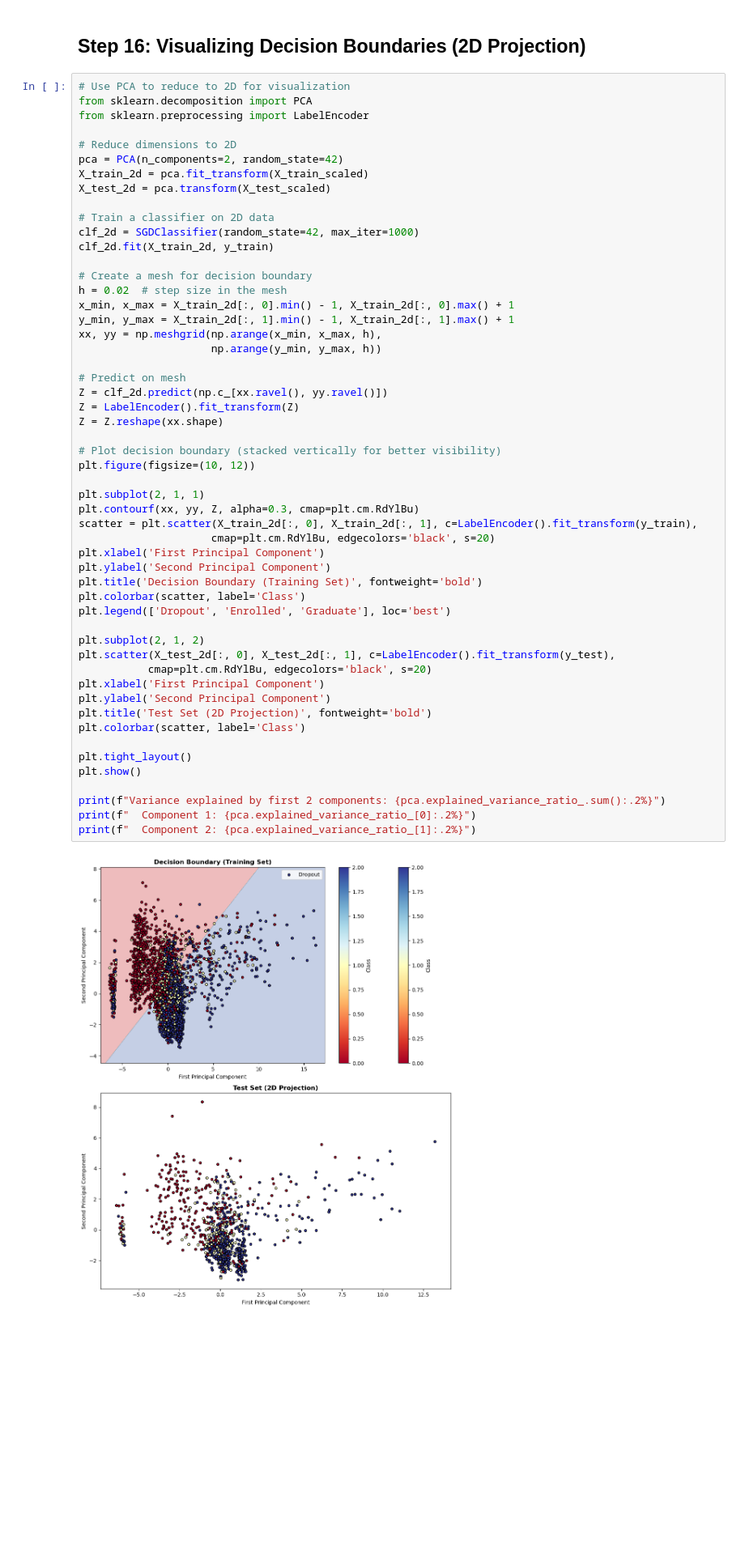
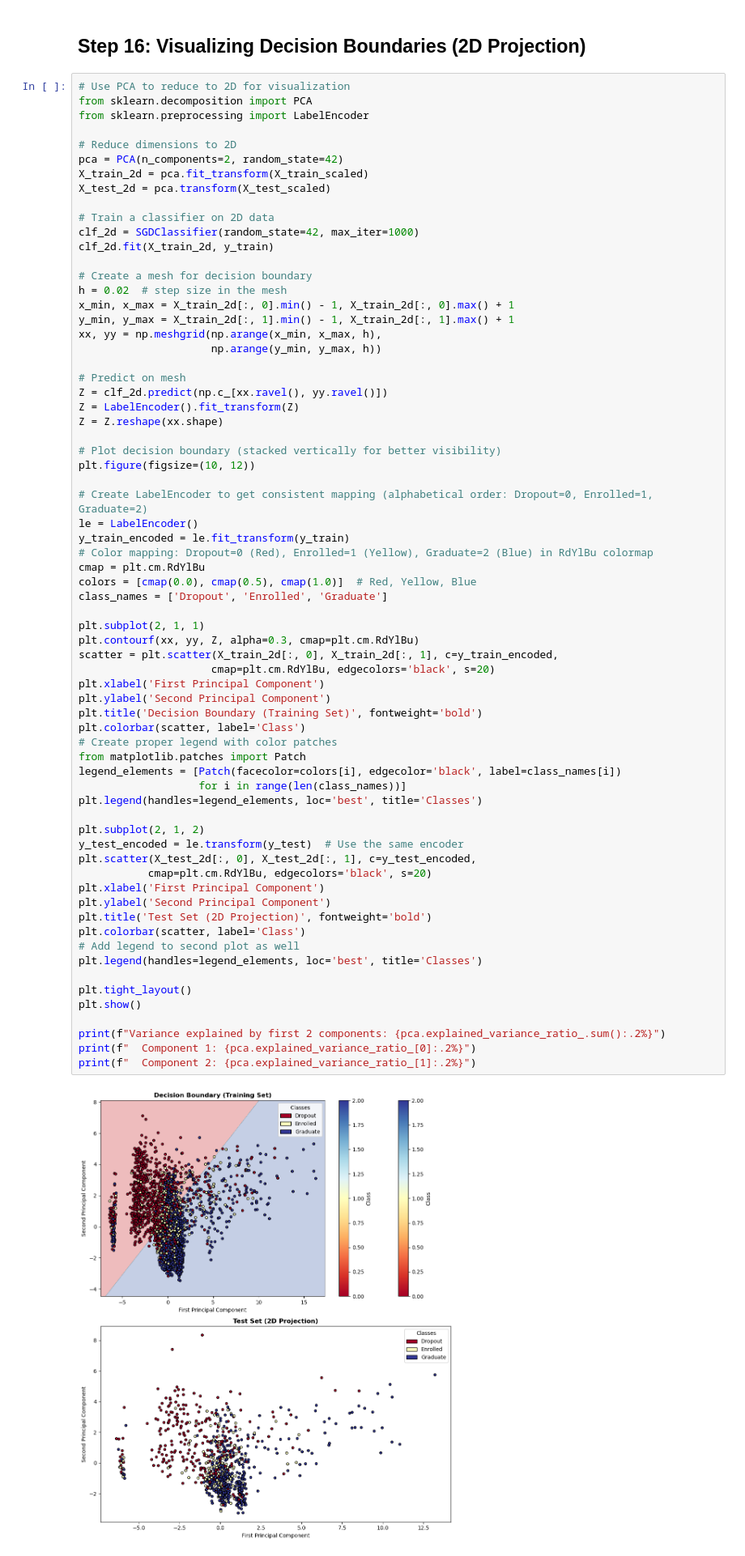
Before and after one commit to Zinoh0A/ML-StudentDropout-Classification-HousePricesPrediction-Linear-Regression, a Jupyter notebook: Classification.ipynb, the cells around one changed output. Shown at 81% size. Drawn from its saved outputs; the diff is of its cells as text; blank space fills up the shorter version.

Commit message:
Fix visualization legend to show color mapping for all classes (Dropout=Red, Enrolled=Yellow, Graduate=Blue)

```diff
--- a/Classification.ipynb
+++ b/Classification.ipynb
@@ -1944,37 +1949,52 @@ xx, yy = np.meshgrid(np.arange(x_min, x_max, h),
 # Predict on mesh
 Z = clf_2d.predict(np.c_[xx.ravel(), yy.ravel()])
 Z = LabelEncoder().fit_transform(Z)
 Z = Z.reshape(xx.shape)
 
 # Plot decision boundary (stacked vertically for better visibility)
 plt.figure(figsize=(10, 12))
 
+# Create LabelEncoder to get consistent mapping (alphabetical order: Dropout=0, Enrolled=1, Graduate=2)
+le = LabelEncoder()
+y_train_encoded = le.fit_transform(y_train)
+# Color mapping: Dropout=0 (Red), Enrolled=1 (Yellow), Graduate=2 (Blue) in RdYlBu colormap
+cmap = plt.cm.RdYlBu
+colors = [cmap(0.0), cmap(0.5), cmap(1.0)]  # Red, Yellow, Blue
+class_names = ['Dropout', 'Enrolled', 'Graduate']
+
 plt.subplot(2, 1, 1)
 plt.contourf(xx, yy, Z, alpha=0.3, cmap=plt.cm.RdYlBu)
-scatter = plt.scatter(X_train_2d[:, 0], X_train_2d[:, 1], c=LabelEncoder().fit_transform(y_train),
+scatter = plt.scatter(X_train_2d[:, 0], X_train_2d[:, 1], c=y_train_encoded,
                      cmap=plt.cm.RdYlBu, edgecolors='black', s=20)
 plt.xlabel('First Principal Component')
 plt.ylabel('Second Principal Component')
 plt.title('Decision Boundary (Training Set)', fontweight='bold')
 plt.colorbar(scatter, label='Class')
-plt.legend(['Dropout', 'Enrolled', 'Graduate'], loc='best')
+# Create proper legend with color patches
+from matplotlib.patches import Patch
+legend_elements = [Patch(facecolor=colors[i], edgecolor='black', label=class_names[i])
+                   for i in range(len(class_names))]
+plt.legend(handles=legend_elements, loc='best', title='Classes')
 
 plt.subplot(2, 1, 2)
-plt.scatter(X_test_2d[:, 0], X_test_2d[:, 1], c=LabelEncoder().fit_transform(y_test),
+y_test_encoded = le.transform(y_test)  # Use the same encoder
+plt.scatter(X_test_2d[:, 0], X_test_2d[:, 1], c=y_test_encoded,
            cmap=plt.cm.RdYlBu, edgecolors='black', s=20)
 plt.xlabel('First Principal Component')
 plt.ylabel('Second Principal Component')
 plt.title('Test Set (2D Projection)', fontweight='bold')
 plt.colorbar(scatter, label='Class')
+# Add legend to second plot as well
+plt.legend(handles=legend_elements, loc='best', title='Classes')
 
 plt.tight_layout()
 plt.show()
 
 print(f"Variance explained by first 2 components: {pca.explained_variance_ratio_.sum():.2%}")
 print(f"  Component 1: {pca.explained_variance_ratio_[0]:.2%}")
 print(f"  Component 2: {pca.explained_variance_ratio_[1]:.2%}")
 # %% [output]
-[figure, old version]
+[figure, new version]
 Variance explained by first 2 components: 27.64%
   Component 1: 17.70%
   Component 2: 9.94%
```
Also changed, not shown: parts of 1 cell of this notebook.
